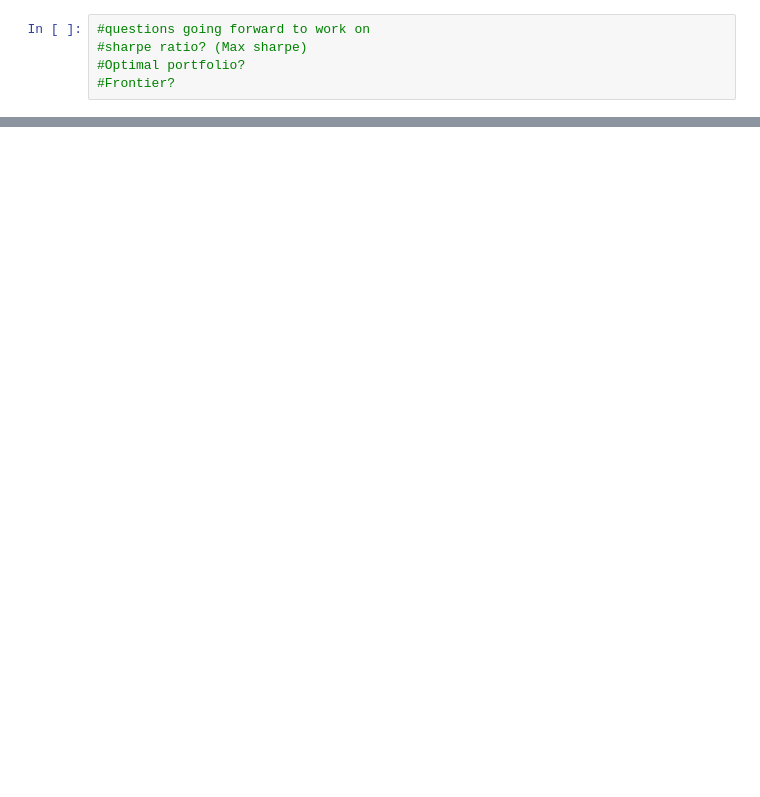
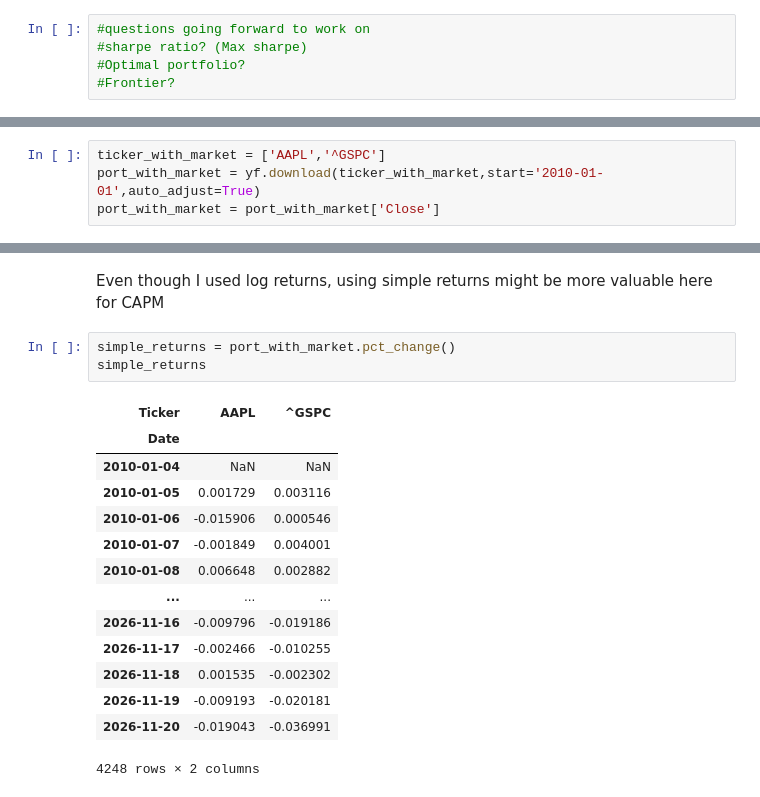
Before and after one commit to VinceLynch2002/portfolio-project, a Jupyter notebook: notebooks/practice/markowitz.ipynb, the cells around one changed output, grey strips where cells are left out. Drawn from its saved outputs; the diff is of its cells as text; blank space fills up the shorter version.

Commit message:
worked on CAPM and sharpe

```diff
--- a/notebooks/practice/markowitz.ipynb
+++ b/notebooks/practice/markowitz.ipynb
@@ -218,0 +223,4 @@ The Minimum Variance Portfolio is a volatility of 23.65% with a expected annual
+# %%
+ticker_with_market = ['AAPL','^GSPC']
+port_with_market = yf.download(ticker_with_market,start='2010-01-01',auto_adjust=True)
+port_with_market = port_with_market['Close']
@@ -218,0 +291,20 @@ The Minimum Variance Portfolio is a volatility of 23.65% with a expected annual
+# %% [markdown]
+Even though I used log returns, using simple returns might be more valuable here for CAPM
+# %%
+simple_returns = port_with_market.pct_change()
+simple_returns
+# %% [output]
+| Ticker | AAPL | ^GSPC |
+| Date |  |  |
+| 2010-01-04 | NaN | NaN |
+| 2010-01-05 | 0.001729 | 0.003116 |
+| 2010-01-06 | -0.015906 | 0.000546 |
+| 2010-01-07 | -0.001849 | 0.004001 |
+| 2010-01-08 | 0.006648 | 0.002882 |
+| ... | ... | ... |
+| 2026-11-16 | -0.009796 | -0.019186 |
+| 2026-11-17 | -0.002466 | -0.010255 |
+| 2026-11-18 | 0.001535 | -0.002302 |
+| 2026-11-19 | -0.009193 | -0.020181 |
+| 2026-11-20 | -0.019043 | -0.036991 |
+4248 rows × 2 columns
```
Also changed, not shown: parts of 40 cells of this notebook.
